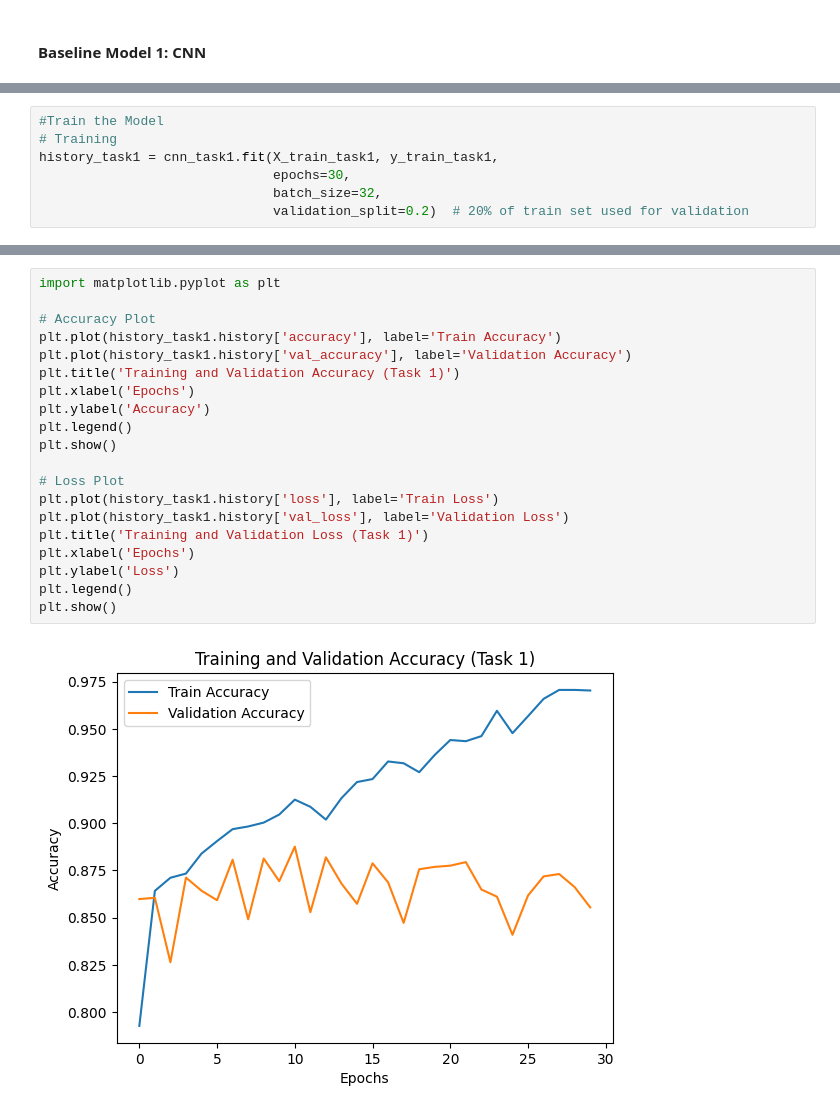
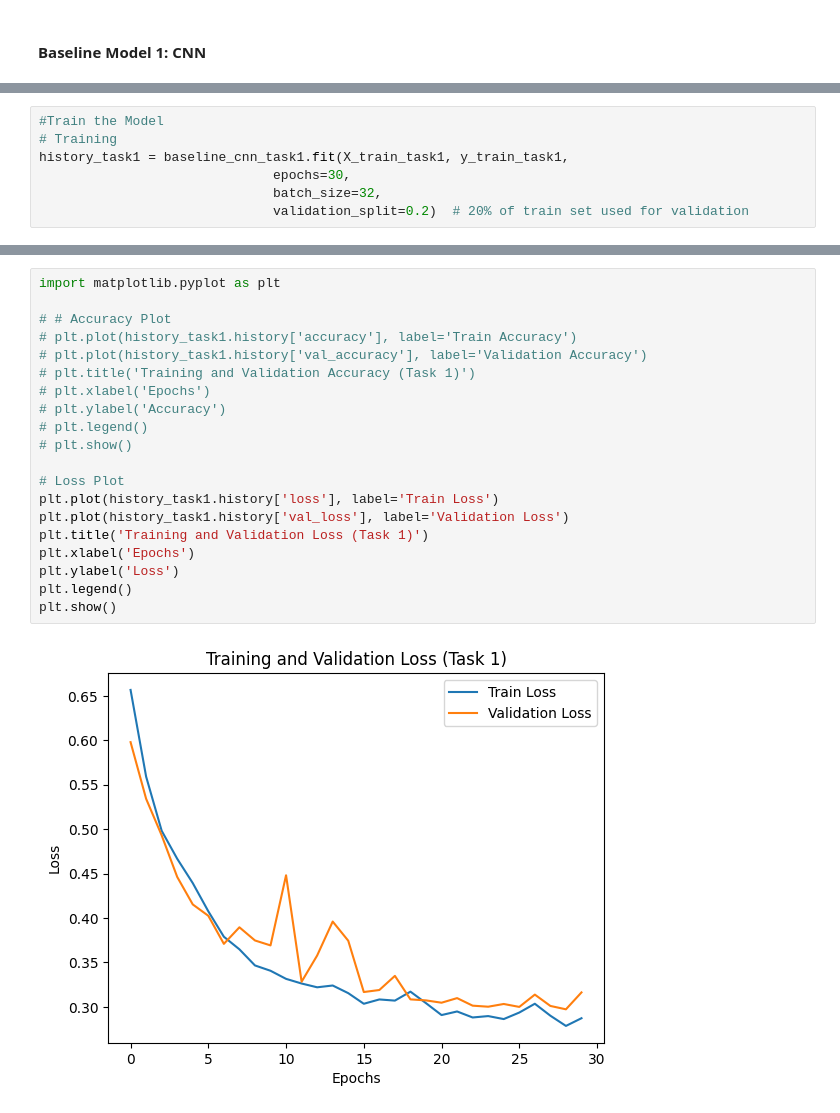
Before and after one commit to sheikhmunim/cml_assignment2, a Jupyter notebook: assignment_2.ipynb, the cells around one changed output, grey strips where cells are left out. Cells and saved outputs as stored; diff of their text form.

Commit message:
Modify baseline CNN and Add improved CNN for task-1

```diff
--- a/assignment_2.ipynb
+++ b/assignment_2.ipynb
@@ -448,7 +483,7 @@ _________________________________________________________________
 # %%
 #Train the Model
 # Training
-history_task1 = cnn_task1.fit(X_train_task1, y_train_task1,
+history_task1 = baseline_cnn_task1.fit(X_train_task1, y_train_task1,
                               epochs=30,
                               batch_size=32,
                               validation_split=0.2)  # 20% of train set used for validation
@@ -473,22 +508,22 @@ Epoch 30/30
 # %%
 import matplotlib.pyplot as plt
 
-# Accuracy Plot
-plt.plot(history_task1.history['accuracy'], label='Train Accuracy')
-plt.plot(history_task1.history['val_accuracy'], label='Validation Accuracy')
-plt.title('Training and Validation Accuracy (Task 1)')
-plt.xlabel('Epochs')
-plt.ylabel('Accuracy')
-plt.legend()
-plt.show()
+# # Accuracy Plot
+# plt.plot(history_task1.history['accuracy'], label='Train Accuracy')
+# plt.plot(history_task1.history['val_accuracy'], label='Validation Accuracy')
+# plt.title('Training and Validation Accuracy (Task 1)')
+# plt.xlabel('Epochs')
+# plt.ylabel('Accuracy')
+# plt.legend()
+# plt.show()
 
 # Loss Plot
 plt.plot(history_task1.history['loss'], label='Train Loss')
 plt.plot(history_task1.history['val_loss'], label='Validation Loss')
 plt.title('Training and Validation Loss (Task 1)')
 plt.xlabel('Epochs')
 plt.ylabel('Loss')
 plt.legend()
 plt.show()
 # %% [output]
-[figure, old version]
+[figure, new version]
```
Also changed, not shown: parts of 30 cells of this notebook.
